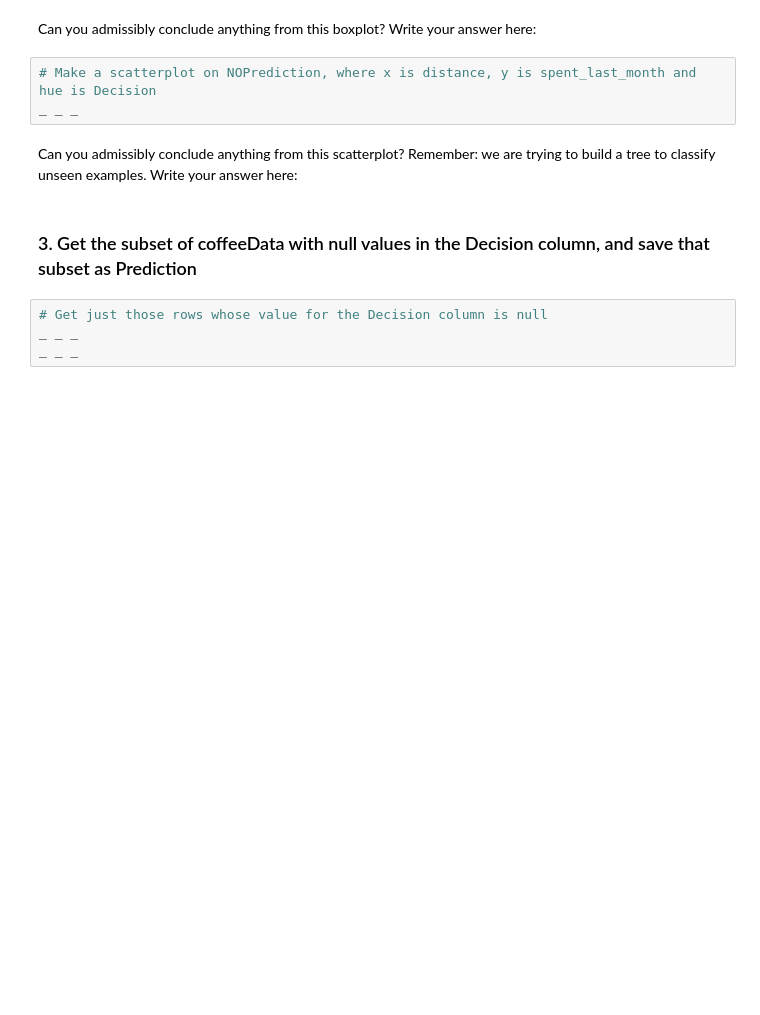
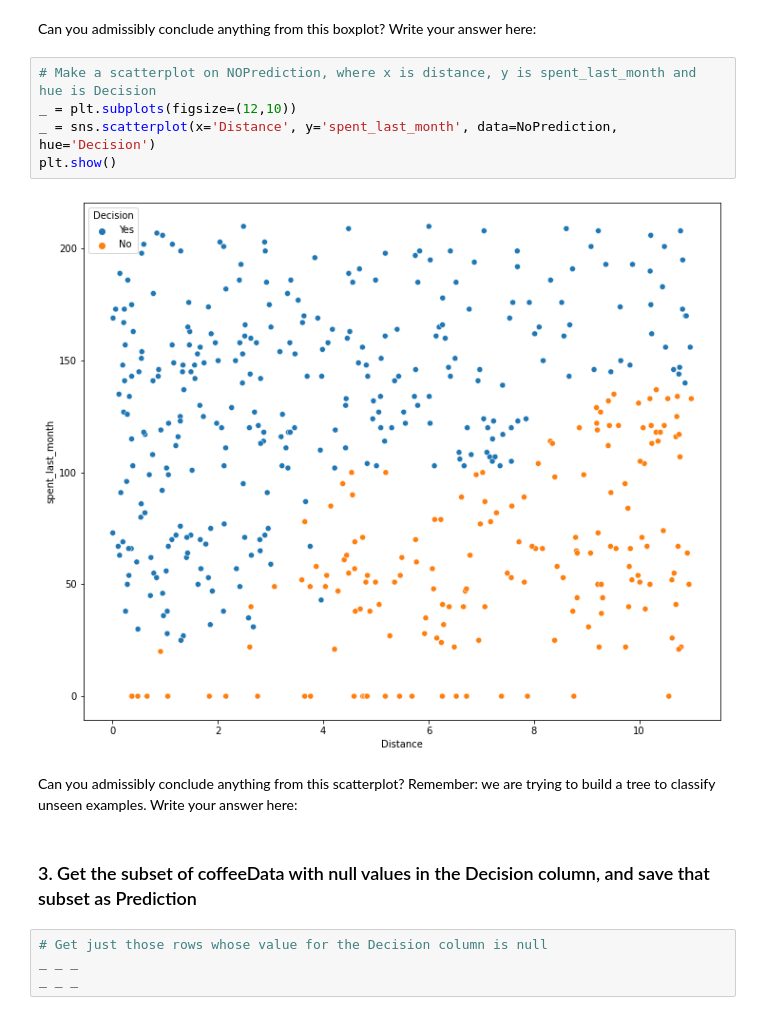
Before and after one commit to ChadDelany/Case_Study-Decision_Tree, a Jupyter notebook: Springboard Decision Tree Specialty Coffee Case Study - Tier 3.ipynb, the cells around one changed output. Cells and saved outputs as stored; diff of their text form; blank space fills up the shorter version.

```diff
--- a/Springboard Decision Tree Specialty Coffee Case Study - Tier 3.ipynb
+++ b/Springboard Decision Tree Specialty Coffee Case Study - Tier 3.ipynb
@@ -246,7 +253,11 @@ _ _ _
 Can you admissibly conclude anything from this boxplot? Write your answer here:
 # %%
 # Make a scatterplot on NOPrediction, where x is distance, y is spent_last_month and hue is Decision
-_ _ _
+_ = plt.subplots(figsize=(12,10))
+_ = sns.scatterplot(x='Distance', y='spent_last_month', data=NoPrediction, hue='Decision')
+plt.show()
+# %% [output]
+[figure, added]
 # %% [markdown]
 Can you admissibly conclude anything from this scatterplot? Remember: we are trying to build a tree to classify unseen examples. Write your answer here:
 # %% [markdown]
```
Also changed, not shown: parts of 2 cells of this notebook.
